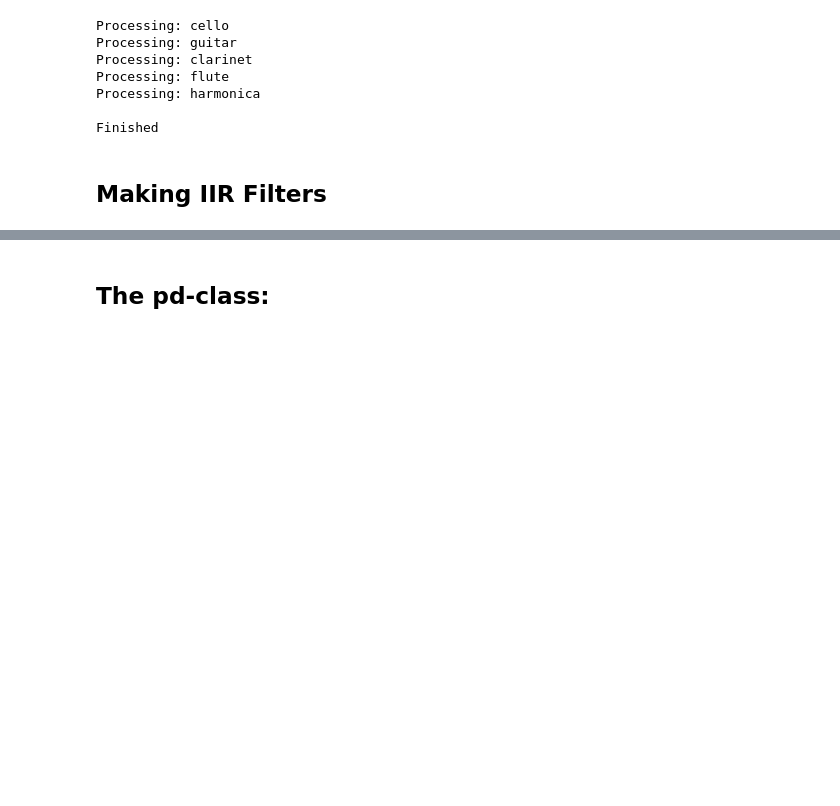
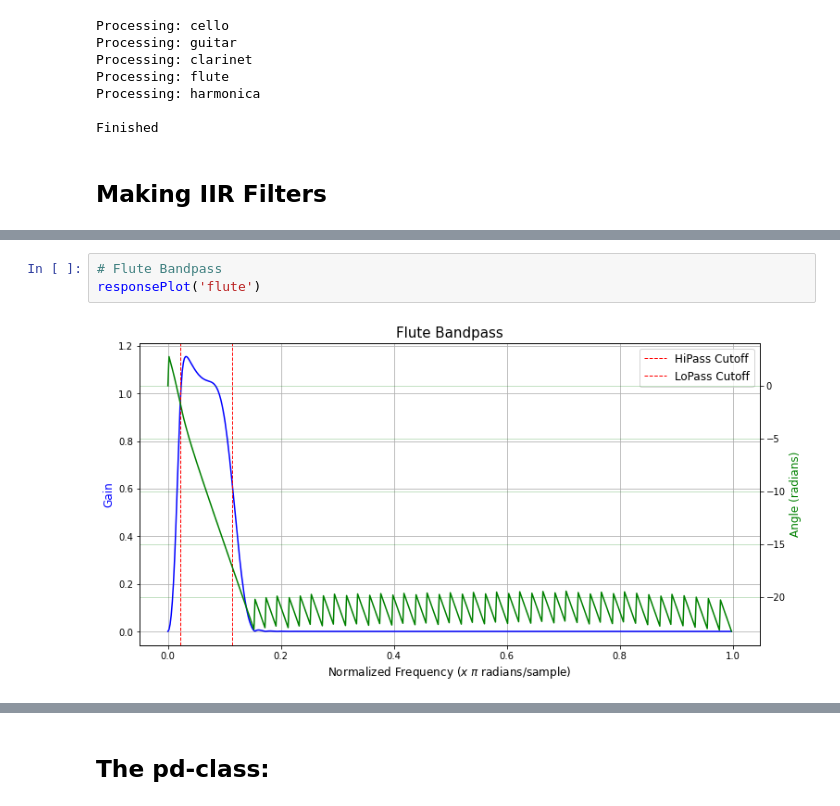
Before and after one commit to wnetzel/MCT-teamA-2021, a Jupyter notebook: Python Assignment 5/Python Assignment 5.ipynb, the cells around one changed output, grey strips where cells are left out. Cells and saved outputs as stored; diff of their text form; blank space fills up the shorter version.

```diff
--- a/Python Assignment 5/Python Assignment 5.ipynb
+++ b/Python Assignment 5/Python Assignment 5.ipynb
@@ -498,0 +493,5 @@ dict_keys(['cello', 'guitar', 'clarinet', 'flute', 'harmonica'])
+# %%
+# Flute Bandpass
+responsePlot('flute')
+# %% [output]
+[figure, added]
```
Also changed, not shown: parts of 24 cells of this notebook.
